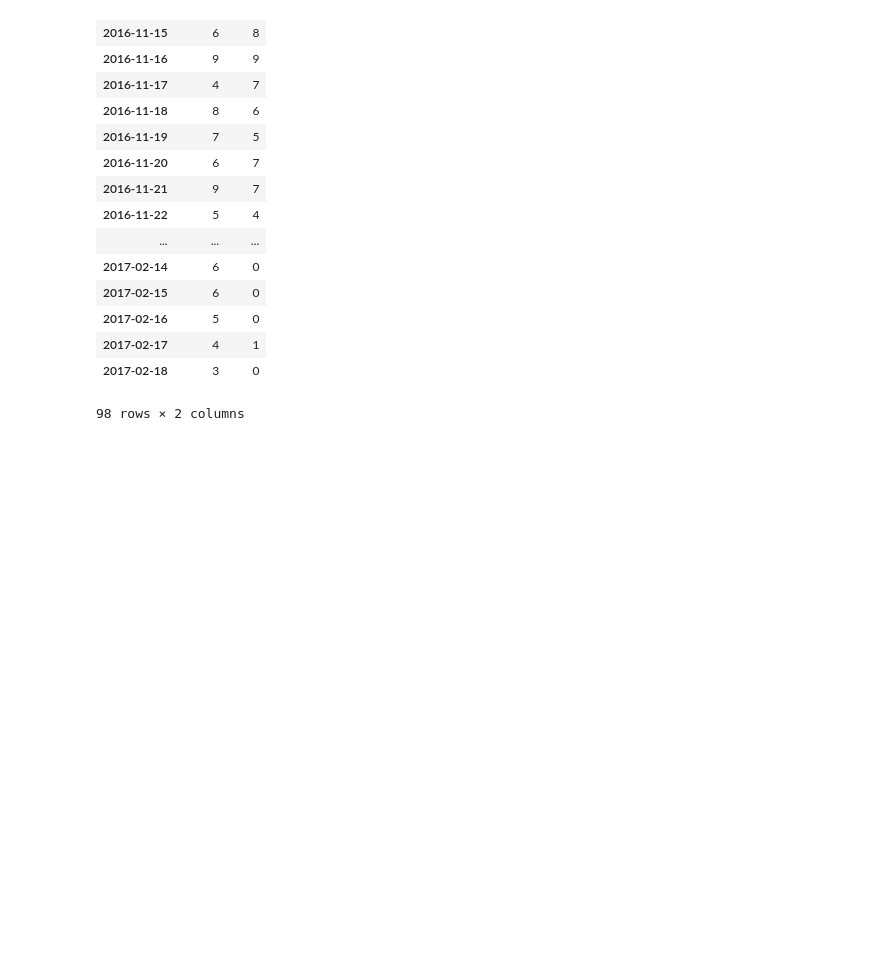
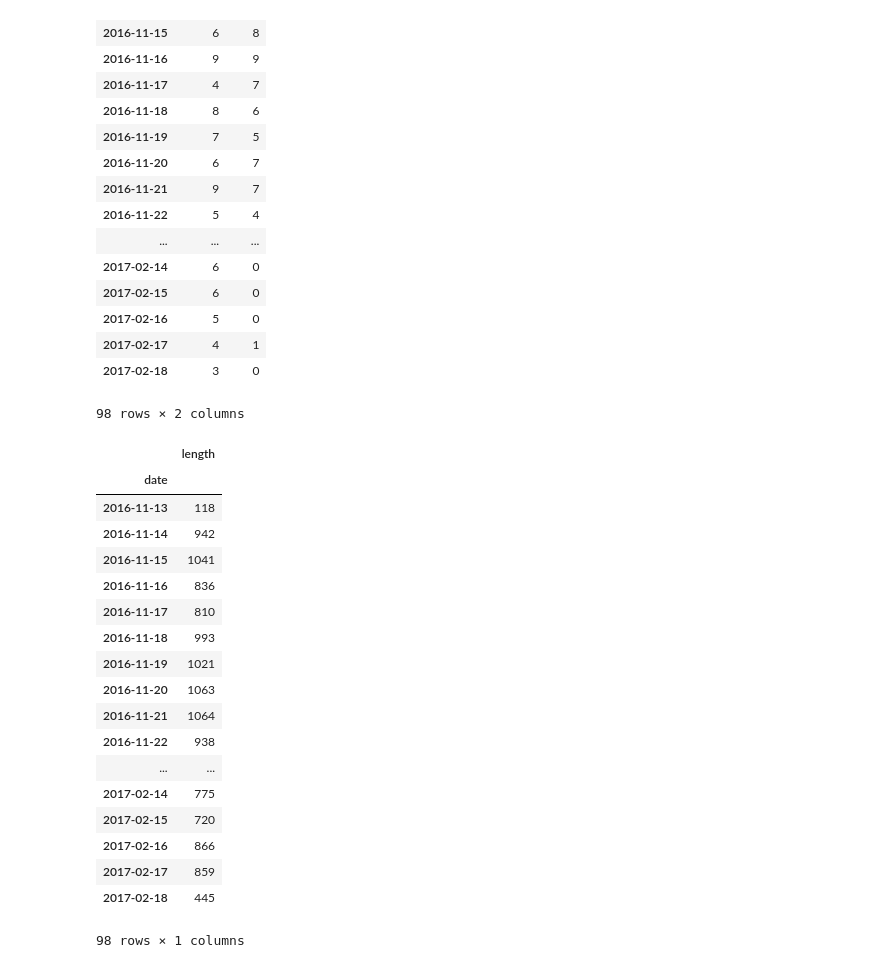
Before and after one commit to abruzzi/health-recording, a Jupyter notebook: Untitled.ipynb, the cells around one changed output. Cells and saved outputs as stored; diff of their text form; code cells hidden in the pictures; blank space fills up the shorter version.

Commit message:
add the sleeping viz

```diff
--- a/Untitled.ipynb
+++ b/Untitled.ipynb
@@ -690,3 +690,33 @@ grouped.aggregate(np.sum)
 result = grouped.aggregate(np.sum)
 # %%
 result.to_csv('diaper_normolized.csv')
+# %%
+
+sleeping = pd.read_csv('data/sleeping_data.csv', usecols=['date', 'length'])
+sleeping['date'] = pd.to_datetime(sleeping['date'], format="%Y/%m/%d %H:%M")
+sleeping.index = sleeping['date']
+
+grouped = sleeping.groupby(pd.TimeGrouper('D'))
+result = grouped.aggregate(np.sum)
+# %%
+result
+# %% [output]
+|  | length |
+| date |  |
+| 2016-11-13 | 118 |
+| 2016-11-14 | 942 |
+| 2016-11-15 | 1041 |
+| 2016-11-16 | 836 |
+| 2016-11-17 | 810 |
+| 2016-11-18 | 993 |
+| 2016-11-19 | 1021 |
+| 2016-11-20 | 1063 |
+| 2016-11-21 | 1064 |
+| 2016-11-22 | 938 |
+| ... | ... |
+| 2017-02-14 | 775 |
+| 2017-02-15 | 720 |
+| 2017-02-16 | 866 |
+| 2017-02-17 | 859 |
+| 2017-02-18 | 445 |
+98 rows × 1 columns
```
Also changed, not shown: parts of 1 cell of this notebook, 6 other files.
